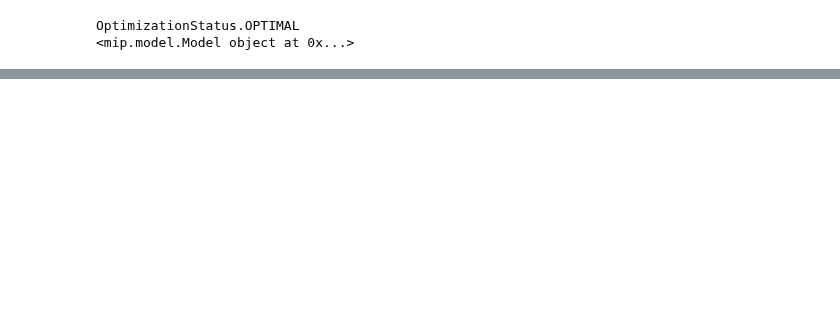
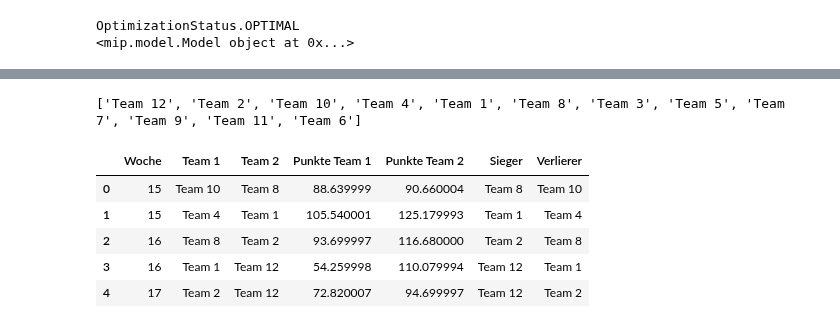
Before and after one commit to alexk2206/Data_Driven_Fantasy_Football, a Jupyter notebook: Enhanced_optimization.ipynb, the cells around one changed output, grey strips where cells are left out. Cells and saved outputs as stored; diff of their text form; code cells hidden in the pictures; blank space fills up the shorter version.

```diff
--- a/Enhanced_optimization.ipynb
+++ b/Enhanced_optimization.ipynb
@@ -661,0 +864,39 @@ for team, df in result_dfs.items():
+# %%
+
+# Deine vorhandene Liste mit Teams
+teams = [f'Team {i+1}' for i in range(num_teams)]
+
+# Sieger und Verlierer zählen (Unentschieden ausschließen)
+wins = df_results[df_results['Sieger'] != 'Unentschieden']['Sieger'].value_counts()
+losses = df_results[df_results['Verlierer'] != 'Unentschieden']['Verlierer'].value_counts()
+
+# Draws zählen: alle Teams, die in einem Unentschieden beteiligt waren
+draws = (
+    df_results[df_results['Sieger'] == 'Unentschieden'][['Team 1', 'Team 2']]
+    .stack()
+    .value_counts()
+)
+
+points_for = pd.concat([
+    df_results[['Team 1', 'Punkte Team 1']].rename(columns={'Team 1': 'Team', 'Punkte Team 1': 'Points'}),
+    df_results[['Team 2', 'Punkte Team 2']].rename(columns={'Team 2': 'Team', 'Punkte Team 2': 'Points'})
+])
+points_for = points_for.groupby('Team')['Points'].sum()
+
+# Punkte, die jedes Team kassiert hat ("Points Against")
+points_against = pd.concat([
+    df_results[['Team 1', 'Punkte Team 2']].rename(columns={'Team 1': 'Team', 'Punkte Team 2': 'Points'}),
+    df_results[['Team 2', 'Punkte Team 1']].rename(columns={'Team 2': 'Team', 'Punkte Team 1': 'Points'})
+])
+points_against = points_against.groupby('Team')['Points'].sum()
+
+# Zusammenführen in ein DataFrame
+record = pd.DataFrame({'Team': teams})
+record['Wins'] = record['Team'].map(wins).fillna(0).astype(int)
+record['Losses'] = record['Team'].map(losses).fillna(0).astype(int)
+record['Draws'] = record['Team'].map(draws).fillna(0).astype(int)
+record['Points For'] = record['Team'].map(points_for).fillna(0)
+record['Points Against'] = record['Team'].map(points_against).fillna(0)
+record = record.sort_values(by=['Wins', 'Draws', 'Points For'], ascending=[False, False, False]).reset_index(drop=True)
+
+record
@@ -661,0 +1012,11 @@ for team, df in result_dfs.items():
+# %%
+print(ranked_teams)
+df_playoff_results
+# %% [output]
+['Team 12', 'Team 2', 'Team 10', 'Team 4', 'Team 1', 'Team 8', 'Team 3', 'Team 5', 'Team 7', 'Team 9', 'Team 11', 'Team 6']
+|  | Woche | Team 1 | Team 2 | Punkte Team 1 | Punkte Team 2 | Sieger | Verlierer |
+| 0 | 15 | Team 10 | Team 8 | 88.639999 | 90.660004 | Team 8 | Team 10 |
+| 1 | 15 | Team 4 | Team 1 | 105.540001 | 125.179993 | Team 1 | Team 4 |
+| 2 | 16 | Team 8 | Team 2 | 93.699997 | 116.680000 | Team 2 | Team 8 |
+| 3 | 16 | Team 1 | Team 12 | 54.259998 | 110.079994 | Team 12 | Team 1 |
+| 4 | 17 | Team 2 | Team 12 | 72.820007 | 94.699997 | Team 12 | Team 2 |
```
Also changed, not shown: parts of 25 cells of this notebook.
